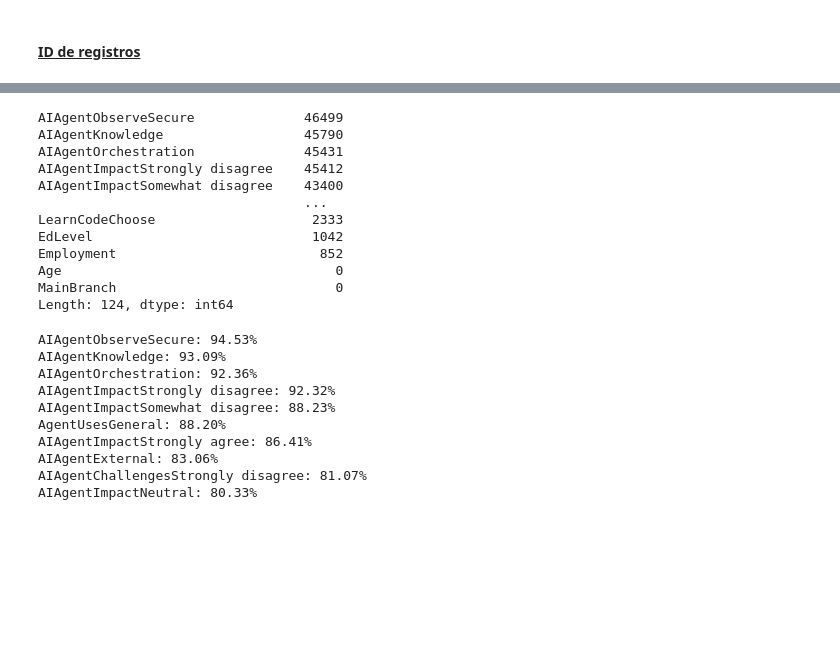
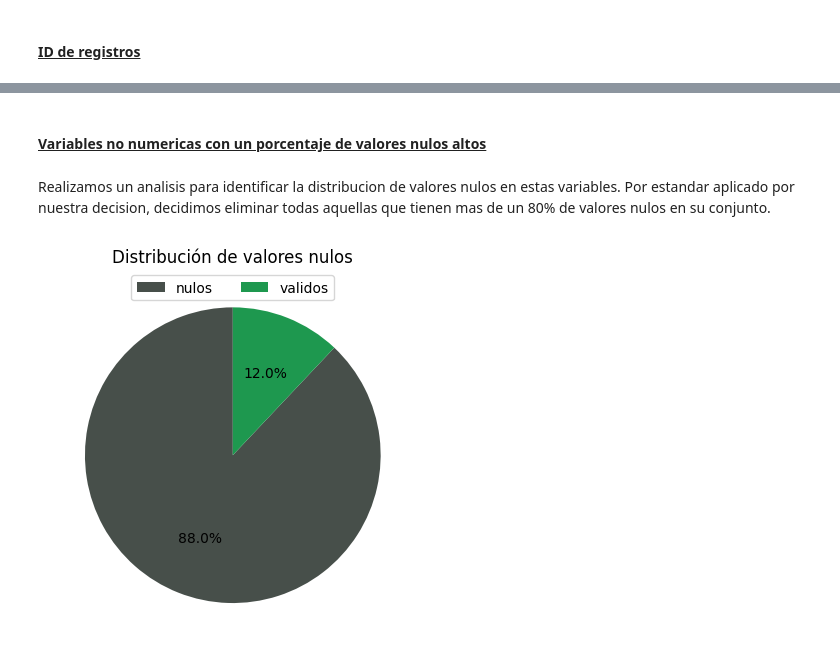
Before and after one commit to gonbenini/ciencia-datos-tpe, a Jupyter notebook: entregable.ipynb, the cells around one changed output, grey strips where cells are left out. Saved outputs shown, nothing was run; the diff lists cells and outputs as text; code cells hidden in the pictures; blank space fills up the shorter version.

Commit message:
vars con altos nulos

```diff
--- a/entregable.ipynb
+++ b/entregable.ipynb
@@ -361,33 +357,14 @@ df.head()
-# %%
-nulos = df.isna().sum().sort_values(ascending=False)
-print(nulos)
-# %% [output]
-AIAgentObserveSecure              46499
-AIAgentKnowledge                  45790
-AIAgentOrchestration              45431
-AIAgentImpactStrongly disagree    45412
-AIAgentImpactSomewhat disagree    43400
-                                  ...
-LearnCodeChoose                    2333
-EdLevel                            1042
-Employment                          852
-Age                                   0
-MainBranch                            0
-Length: 124, dtype: int64
-# %%
-porcentajes = df.isna().mean().sort_values(ascending=False)
-
-for col, por in porcentajes.items():
-    if por > 0.8:
-        print(f"{col}: {por:.2%}")
-# %% [output]
-AIAgentObserveSecure: 94.53%
-AIAgentKnowledge: 93.09%
-AIAgentOrchestration: 92.36%
-AIAgentImpactStrongly disagree: 92.32%
-AIAgentImpactSomewhat disagree: 88.23%
-AgentUsesGeneral: 88.20%
-AIAgentImpactStrongly agree: 86.41%
-AIAgentExternal: 83.06%
-AIAgentChallengesStrongly disagree: 81.07%
-AIAgentImpactNeutral: 80.33%
+# %% [markdown]
+<h4><u>Variables no numericas con un porcentaje de valores nulos altos
+# %% [markdown]
+Realizamos un analisis para identificar la distribucion de valores nulos en estas variables. Por estandar aplicado por nuestra decision, decidimos eliminar todas aquellas que tienen mas de un 80% de valores nulos en su conjunto.
+# %%
+percentages = df.isna().mean().sort_values(ascending=False)
+drop_columns = percentages[percentages > 0.8].index.to_list()
+print(f'{drop_columns}: {len(drop_columns)}')
+# %%
+frecuencias = [df[drop_columns].isna().mean().mean(), df[drop_columns].notna().mean().mean()]
+labels = ['nulos', 'validos']
+utils.pie_chart(df, frecuencias, labels, colors=["#474f4a", '#1e984f'])
+# %% [output]
+[figure, added]
```
Also changed, not shown: parts of 14 cells of this notebook, 1 other file.
